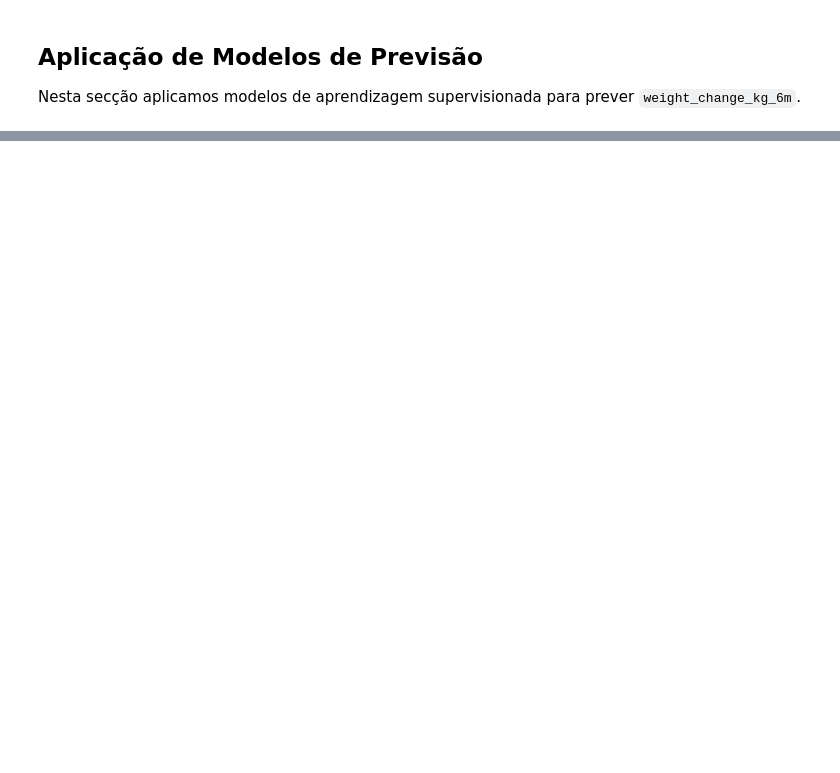
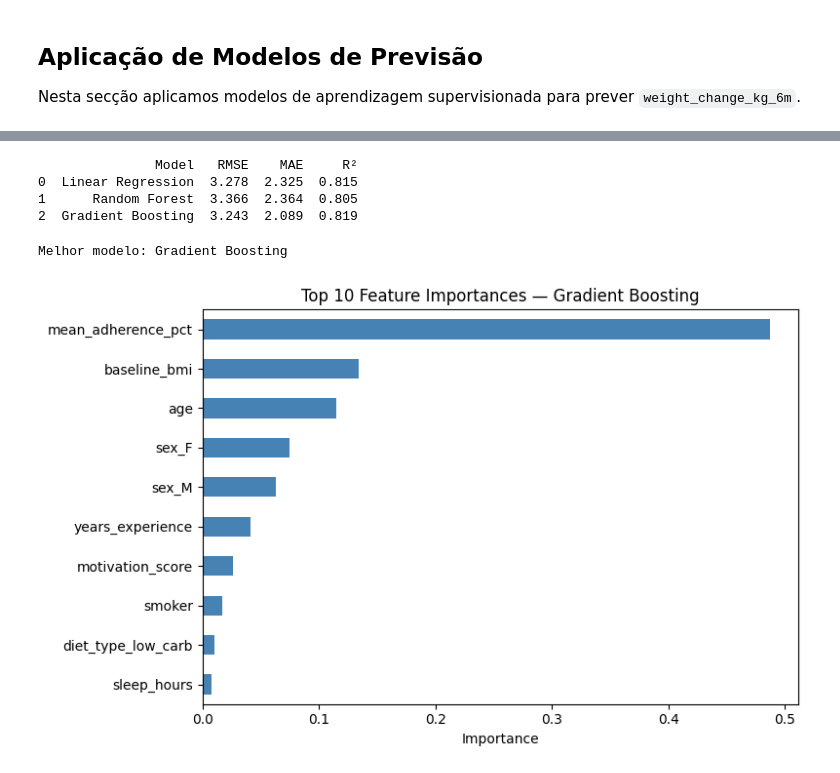
Before and after one commit to goncalolibanio/Projeto-IACD-2025-2026, a Jupyter notebook: analysis.ipynb, the cells around one changed output, grey strips where cells are left out. Saved outputs shown, nothing was run; the diff lists cells and outputs as text; code cells hidden in the pictures; blank space fills up the shorter version.

```diff
--- a/analysis.ipynb
+++ b/analysis.ipynb
@@ -281,0 +393,47 @@ Nesta secção aplicamos modelos de aprendizagem supervisionada para prever `wei
+# %%
+from sklearn.metrics import mean_squared_error, mean_absolute_error, r2_score
+
+def evaluate(name, model, X_test, y_test):
+    y_pred = model.predict(X_test)
+    rmse = np.sqrt(mean_squared_error(y_test, y_pred))
+    mae = mean_absolute_error(y_test, y_pred)
+    r2 = r2_score(y_test, y_pred)
+    return {'Model': name, 'RMSE': round(rmse, 3), 'MAE': round(mae, 3), 'R²': round(r2, 3)}
+
+results = pd.DataFrame([
+    evaluate('Linear Regression', lr, X_test, y_test),
+    evaluate('Random Forest', rf, X_test, y_test),
+    evaluate('Gradient Boosting', gb, X_test, y_test),
+])
+print(results)
+# %% [output]
+               Model   RMSE    MAE     R²
+0  Linear Regression  3.278  2.325  0.815
+1      Random Forest  3.366  2.364  0.805
+2  Gradient Boosting  3.243  2.089  0.819
+# %%
+import matplotlib.pyplot as plt
+
+# Seleciona o melhor modelo com base no menor RMSE (considera os 3)
+model_map = {'Linear Regression': lr, 'Random Forest': rf, 'Gradient Boosting': gb}
+best_name = results.loc[results['RMSE'].idxmin(), 'Model']
+best_model = model_map[best_name]
+print(f"Melhor modelo: {best_name}")
+
+# Feature importance — tree-based models têm feature_importances_, LR usa coeficientes
+if hasattr(best_model, 'feature_importances_'):
+    importances = pd.Series(best_model.feature_importances_, index=X.columns)
+else:
+    importances = pd.Series(np.abs(best_model.coef_), index=X.columns)
+
+top10 = importances.sort_values(ascending=False).head(10)
+
+top10.plot(kind='barh', figsize=(8, 5), color='steelblue')
+plt.gca().invert_yaxis()
+plt.title(f'Top 10 Feature Importances — {best_name}')
+plt.xlabel('Importance')
+plt.tight_layout()
+plt.show()
+# %% [output]
+Melhor modelo: Gradient Boosting
+[figure, added]
```
Also changed, not shown: parts of 8 cells of this notebook, 1 other file.
